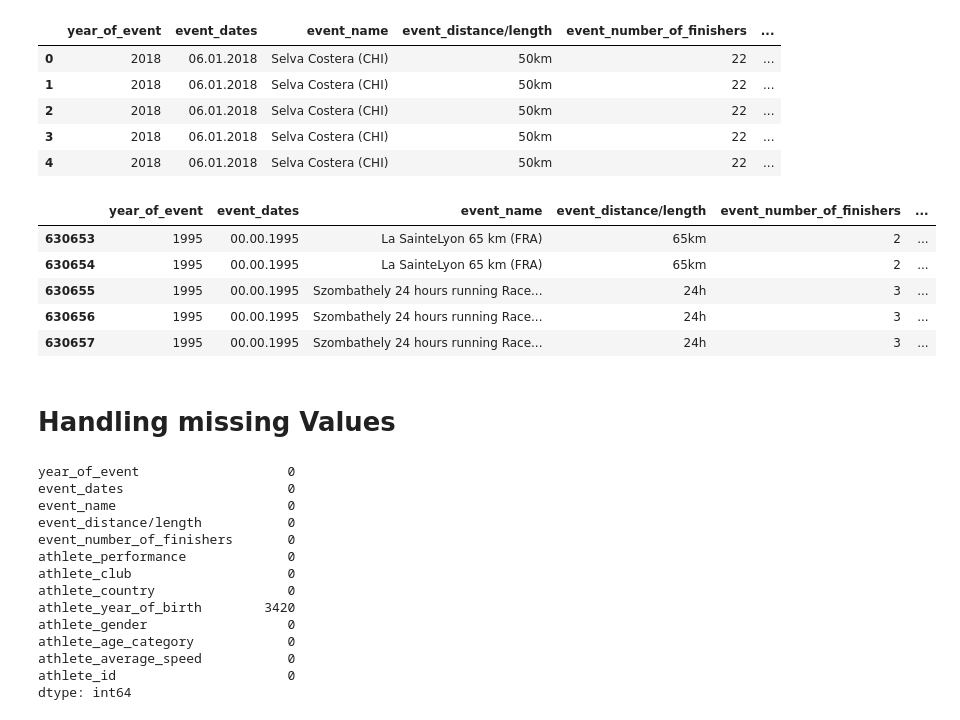
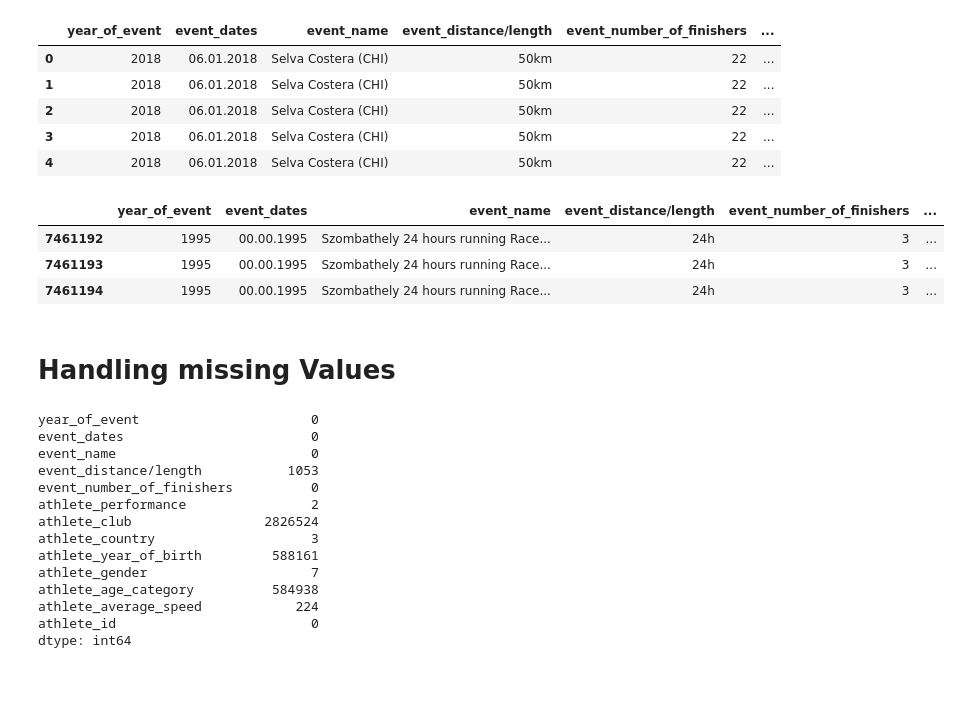
Before and after one commit to saeedshirani/EDA-On-SuperMessy-Datasets, a Jupyter notebook: The big dataset of ultra-marathon running/EDA.ipynb, the cells around one changed output. Cells and saved outputs as stored; diff of their text form; code cells hidden in the pictures; blank space fills up the shorter version.

```diff
--- a/The big dataset of ultra-marathon running/EDA.ipynb
+++ b/The big dataset of ultra-marathon running/EDA.ipynb
@@ -8,6 +7,6 @@ import seaborn as sns
 import pandas as pd
 import numpy as np
 # %%
-data = dd.read_csv("TWO_CENTURIES_OF_UM_RACES.csv", dtype={'Athlete average speed': 'object'})
+data = pd.read_csv("TWO_CENTURIES_OF_UM_RACES.csv", dtype={'Athlete average speed': 'object'})
 data
 # %% [output]
@@ -48,31 +49,29 @@ data.head()
 | 3 | 2018 | 06.01.2018 | Selva Costera (CHI) | 50km | 22 | ... |
 | 4 | 2018 | 06.01.2018 | Selva Costera (CHI) | 50km | 22 | ... |
 # %%
-data.tail()
+data.tail(3)
 # %% [output]
 |  | year_of_event | event_dates | event_name | event_distance/length | event_number_of_finishers | ... |
-| 630653 | 1995 | 00.00.1995 | La SainteLyon 65 km (FRA) | 65km | 2 | ... |
-| 630654 | 1995 | 00.00.1995 | La SainteLyon 65 km (FRA) | 65km | 2 | ... |
-| 630655 | 1995 | 00.00.1995 | Szombathely 24 hours running Race... | 24h | 3 | ... |
-| 630656 | 1995 | 00.00.1995 | Szombathely 24 hours running Race... | 24h | 3 | ... |
-| 630657 | 1995 | 00.00.1995 | Szombathely 24 hours running Race... | 24h | 3 | ... |
+| 7461192 | 1995 | 00.00.1995 | Szombathely 24 hours running Race... | 24h | 3 | ... |
+| 7461193 | 1995 | 00.00.1995 | Szombathely 24 hours running Race... | 24h | 3 | ... |
+| 7461194 | 1995 | 00.00.1995 | Szombathely 24 hours running Race... | 24h | 3 | ... |
 # %% [markdown]
 # Handling missing Values
 # %%
-data.isna().sum().compute()
+data.isna().sum()
 # %% [output]
-year_of_event                   0
-event_dates                     0
-event_name                      0
-event_distance/length           0
-event_number_of_finishers       0
-athlete_performance             0
-athlete_club                    0
-athlete_country                 0
-athlete_year_of_birth        3420
-athlete_gender                  0
-athlete_age_category            0
-athlete_average_speed           0
-athlete_id                      0
+year_of_event                      0
+event_dates                        0
+event_name                         0
+event_distance/length           1053
+event_number_of_finishers          0
+athlete_performance                2
+athlete_club                 2826524
+athlete_country                    3
+athlete_year_of_birth         588161
+athlete_gender                     7
+athlete_age_category          584938
+athlete_average_speed            224
+athlete_id                         0
 dtype: int64
 # %%
```
Also changed, not shown: parts of 13 cells of this notebook.
